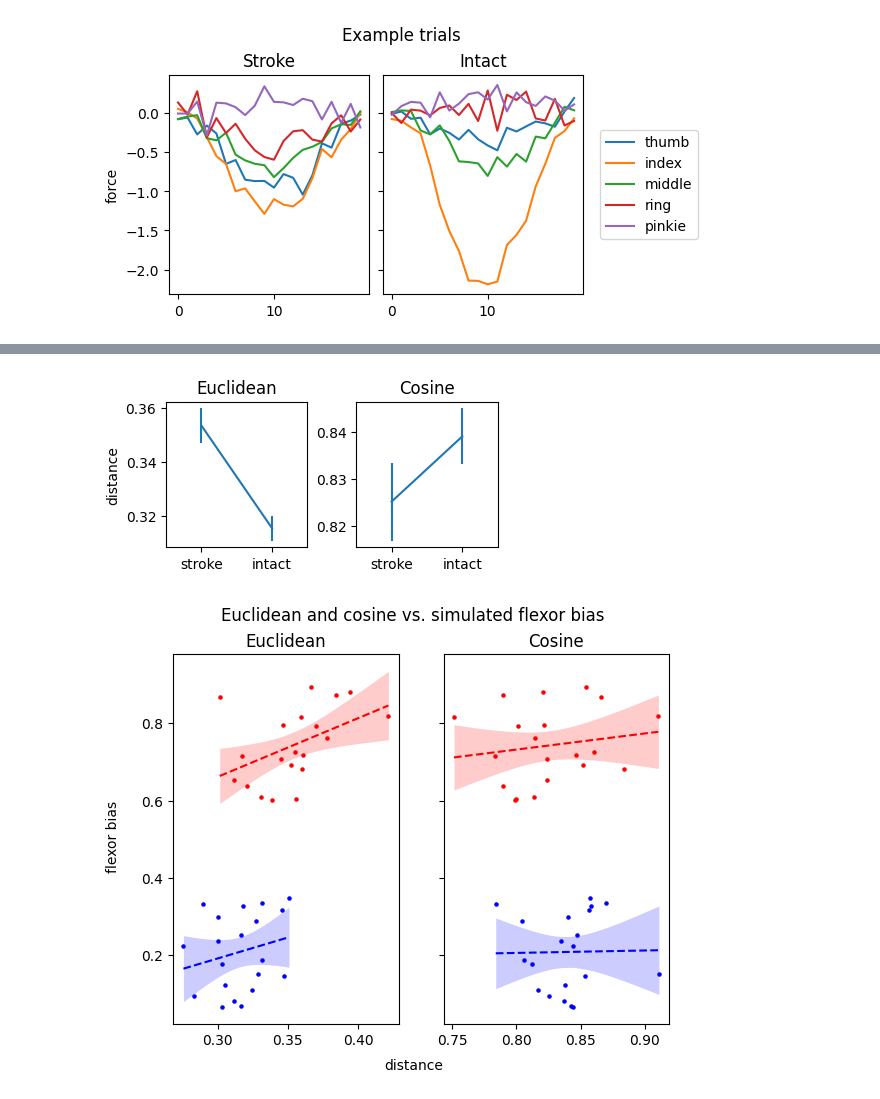
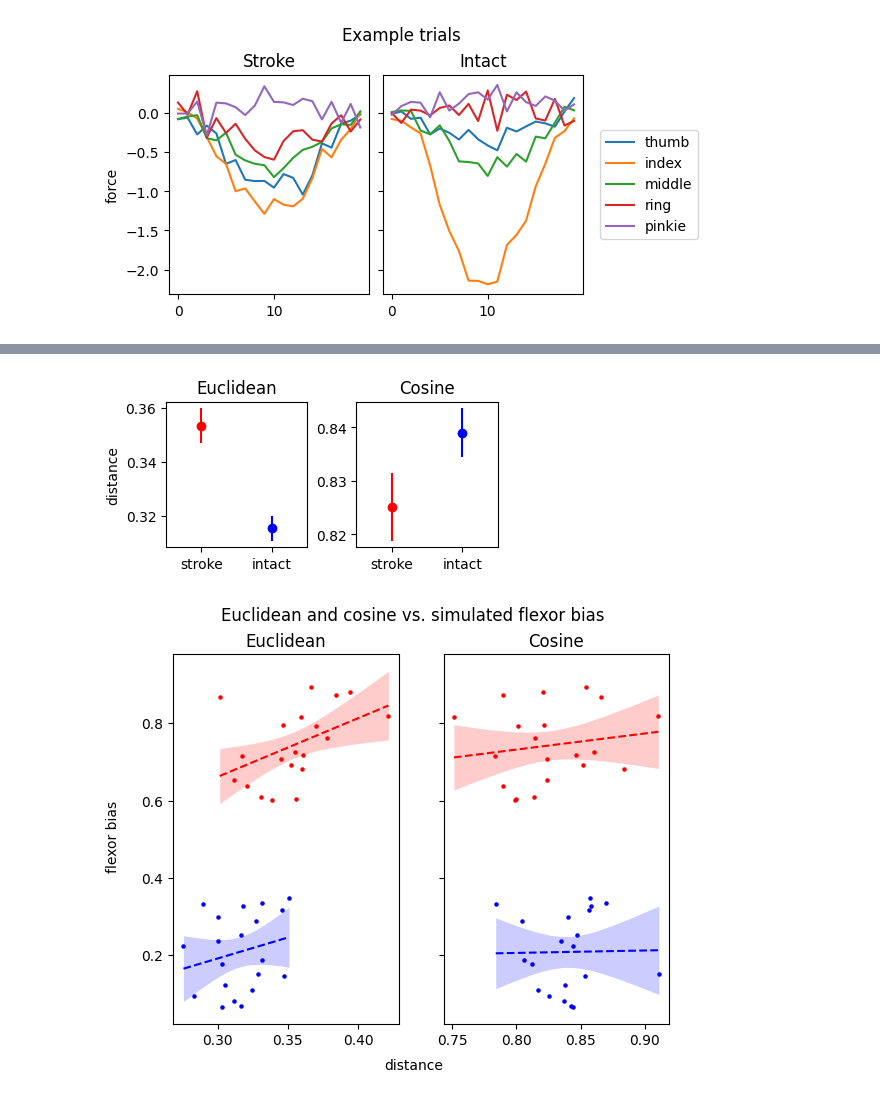
Before and after one commit to mnlmrc/OffManifoldLearning, a Jupyter notebook: notebooks/baseline.ipynb, the cells around one changed output, grey strips where cells are left out. Drawn from its saved outputs; the diff is of its cells as text; code cells hidden in the pictures.

```diff
--- a/notebooks/baseline.ipynb
+++ b/notebooks/baseline.ipynb
@@ -115,27 +77,29 @@ plt.show()
 # %%
 tinfo_g = tinfo.groupby(['subj_id', 'group', 'severity']).mean(numeric_only=True).reset_index()
 w_b_s = tinfo_g[tinfo_g['group'] == 'stroke'].w_b.to_numpy()
 w_b_i = tinfo_g[tinfo_g['group'] == 'intact'].w_b.to_numpy()
 
 euc_p = euc.mean(axis=(2, 3, 4))
 euc_avg = euc_p.mean(axis=1)
 euc_err = euc_p.std(axis=1) / np.sqrt(N)
 cos_p = cos.mean(axis=(2, 3, 4))
 cos_avg = cos_p.mean(axis=1)
 cos_err = cos_p.std(axis=1) / np.sqrt(N)
 
 fig, axs = plt.subplots(1, 2, constrained_layout=True, figsize=[4, 2], sharex=True)
 
-axs[0].errorbar(dataset, euc_avg, yerr=euc_err)
+axs[0].errorbar(dataset[0], euc_avg[0], yerr=euc_err[0], fmt='o', color='r')
+axs[0].errorbar(dataset[1], euc_avg[1], yerr=euc_err[1], fmt='o', color='b')
 axs[0].set_title('Euclidean')
 axs[0].set_ylabel('distance')
-axs[1].errorbar(dataset, cos_avg, yerr=cos_err)
+axs[1].errorbar(dataset[0], cos_avg[0], yerr=euc_err[0], fmt='o', color='r')
+axs[1].errorbar(dataset[1], cos_avg[1], yerr=euc_err[1], fmt='o', color='b')
 axs[1].set_xlim(-.5, 1.5)
 axs[1].set_title('Cosine')
 
 plt.show()
 # %% [output]
-[figure, old version]
+[figure, new version]
 # %%
 from scipy.stats import t, linregress
 
```
Also changed, not shown: parts of 3 cells of this notebook.
